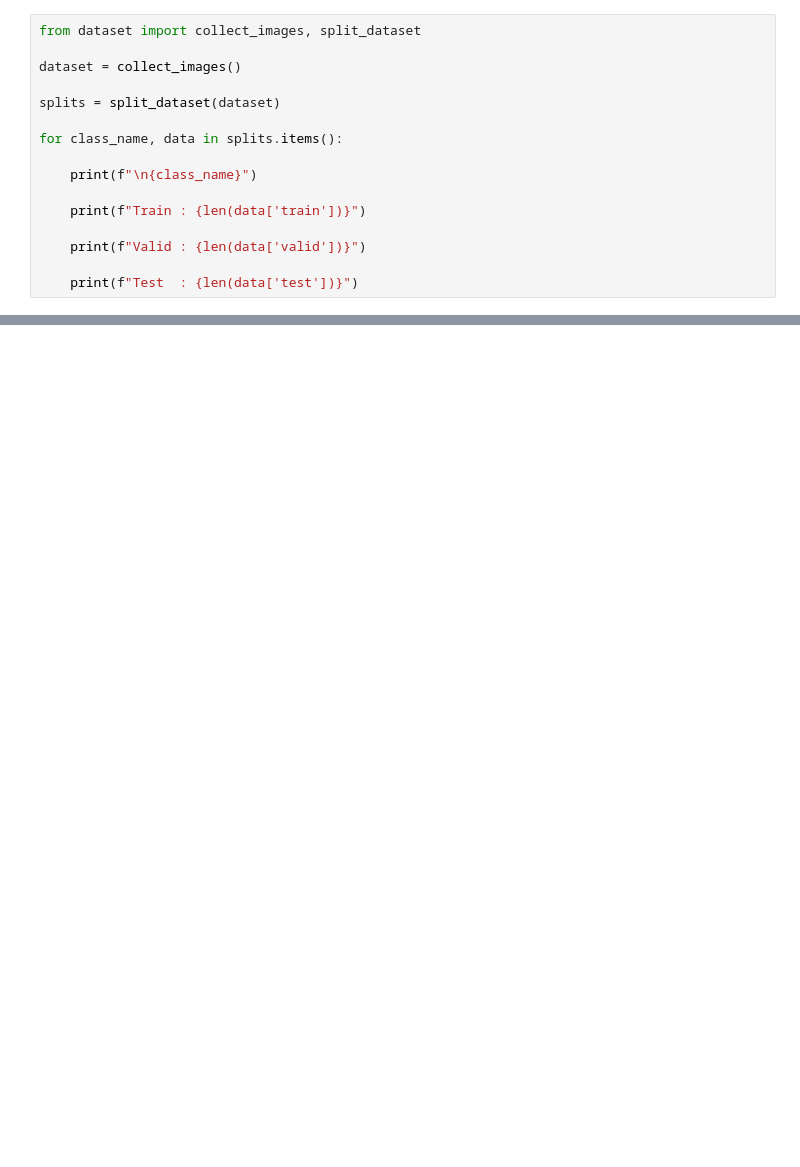
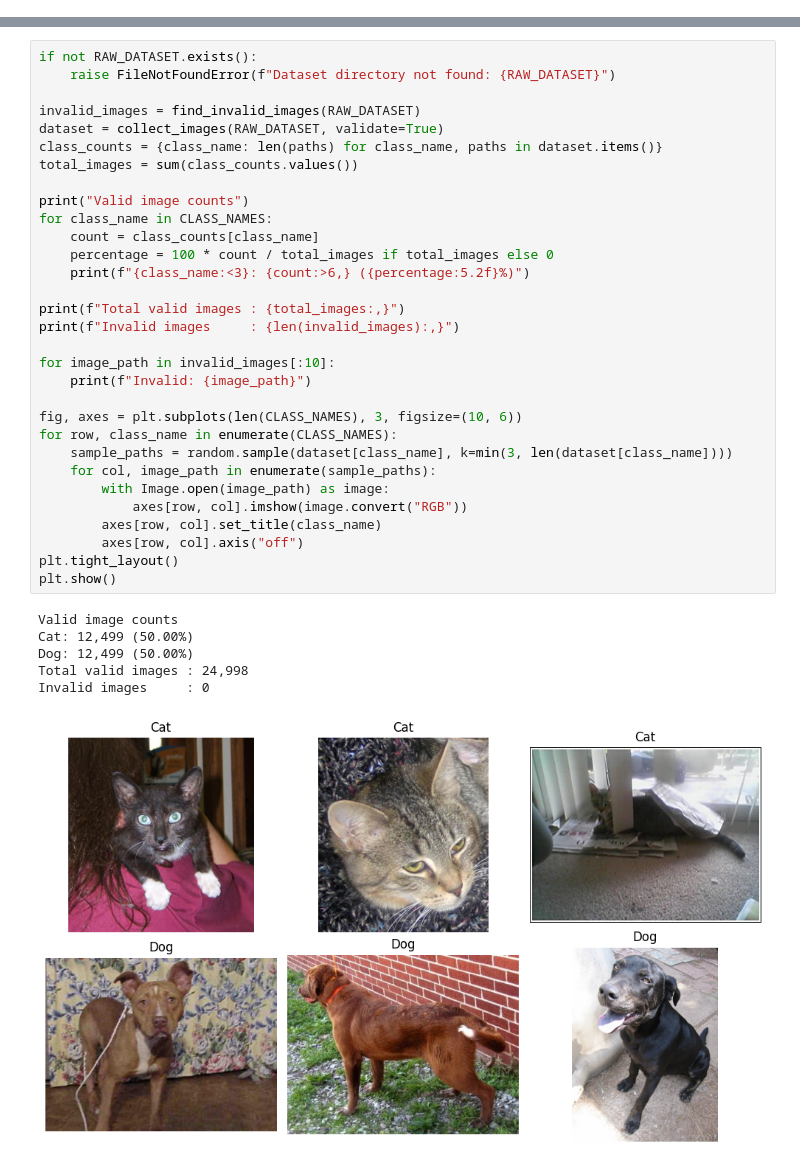
Before and after one commit to Keroayman34/transfer-learning-image-classification, a Jupyter notebook: notebooks/transfer_learning_evaluation.ipynb, the cells around one changed output, grey strips where cells are left out. Saved outputs shown, nothing was run; the diff lists cells and outputs as text; blank space fills up the shorter version.

Commit message:
Complete Transfer Learning image classification pipeline

```diff
--- a/notebooks/transfer_learning_evaluation.ipynb
+++ b/notebooks/transfer_learning_evaluation.ipynb
@@ -290,16 +0,0 @@ Average Height : 360.99
-# %%
-from dataset import collect_images, split_dataset
-
-dataset = collect_images()
-
-splits = split_dataset(dataset)
-
-for class_name, data in splits.items():
-
-    print(f"\n{class_name}")
-
-    print(f"Train : {len(data['train'])}")
-
-    print(f"Valid : {len(data['valid'])}")
-
-    print(f"Test  : {len(data['test'])}")
@@ -786,0 +96,38 @@ No CUDA GPU detected
+# %%
+if not RAW_DATASET.exists():
+    raise FileNotFoundError(f"Dataset directory not found: {RAW_DATASET}")
+
+invalid_images = find_invalid_images(RAW_DATASET)
+dataset = collect_images(RAW_DATASET, validate=True)
+class_counts = {class_name: len(paths) for class_name, paths in dataset.items()}
+total_images = sum(class_counts.values())
+
+print("Valid image counts")
+for class_name in CLASS_NAMES:
+    count = class_counts[class_name]
+    percentage = 100 * count / total_images if total_images else 0
+    print(f"{class_name:<3}: {count:>6,} ({percentage:5.2f}%)")
+
+print(f"Total valid images : {total_images:,}")
+print(f"Invalid images     : {len(invalid_images):,}")
+
+for image_path in invalid_images[:10]:
+    print(f"Invalid: {image_path}")
+
+fig, axes = plt.subplots(len(CLASS_NAMES), 3, figsize=(10, 6))
+for row, class_name in enumerate(CLASS_NAMES):
+    sample_paths = random.sample(dataset[class_name], k=min(3, len(dataset[class_name])))
+    for col, image_path in enumerate(sample_paths):
+        with Image.open(image_path) as image:
+            axes[row, col].imshow(image.convert("RGB"))
+        axes[row, col].set_title(class_name)
+        axes[row, col].axis("off")
+plt.tight_layout()
+plt.show()
+# %% [output]
+Valid image counts
+Cat: 12,499 (50.00%)
+Dog: 12,499 (50.00%)
+Total valid images : 24,998
+Invalid images     : 0
+[figure, added]
```
Also changed, not shown: parts of 95 cells of this notebook, 12 other files.
